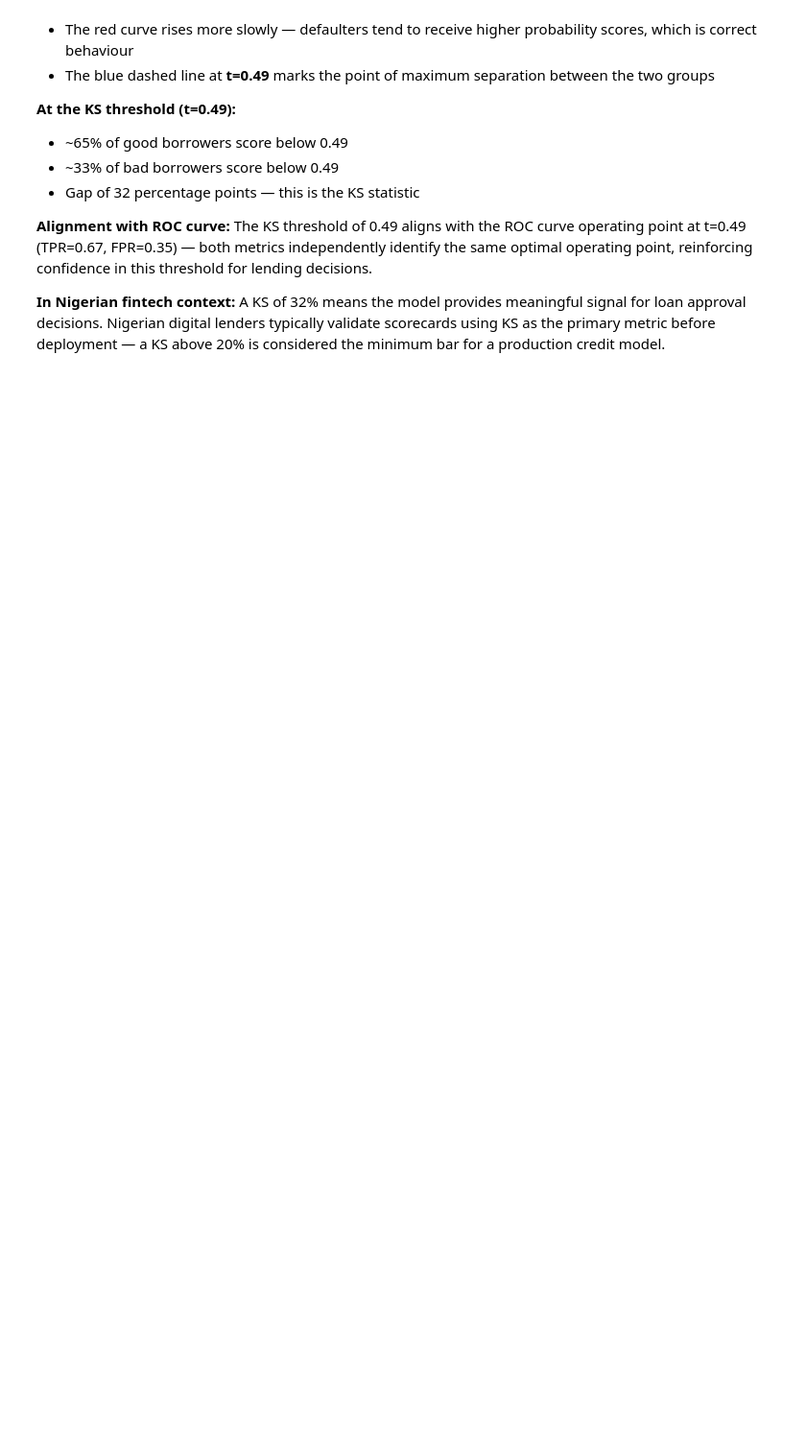
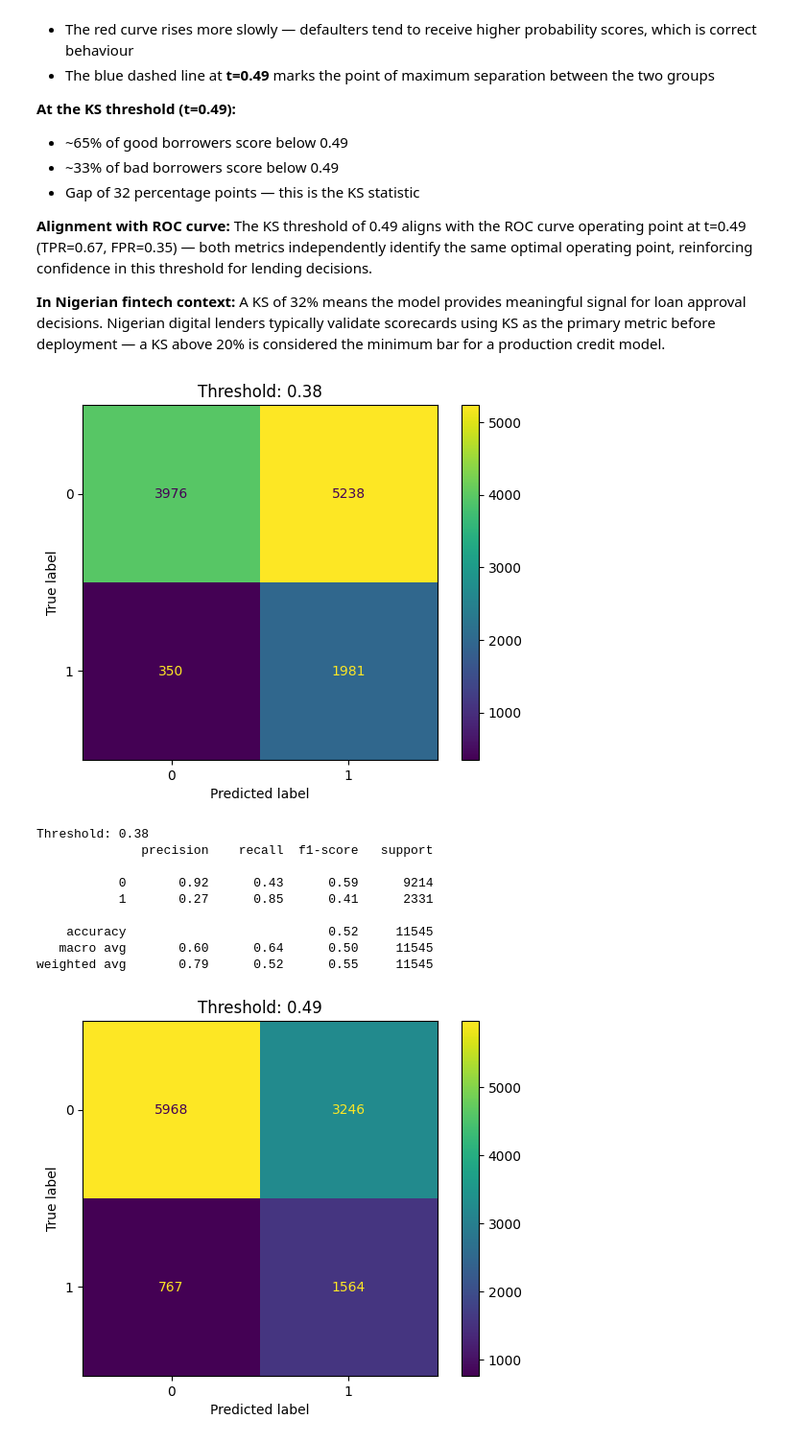
Before and after one commit to KingsleyElo/nigerian-credit-risk, a Jupyter notebook: notebooks/05_model_evaluation.ipynb, the cells around one changed output. Shown at 96% size. Drawn from its saved outputs; the diff is of its cells as text; code cells hidden in the pictures; blank space fills up the shorter version.

Commit message:
Add confusion matrix threshold analysis - recommended threshold t=0.49

```diff
--- a/notebooks/05_model_evaluation.ipynb
+++ b/notebooks/05_model_evaluation.ipynb
@@ -213,3 +213,44 @@ A KS of 32% means the model provides meaningful signal for loan approval
 decisions. Nigerian digital lenders typically validate scorecards using KS
 as the primary metric before deployment — a KS above 20% is considered
 the minimum bar for a production credit model.
+# %%
+y_probs = model.predict_proba(X_test)[:, 1]
+
+# Threshold 1: 0.38
+y_pred_38 = (y_probs >= 0.38).astype(int)
+cm38 = confusion_matrix(y_test, y_pred_38)
+ConfusionMatrixDisplay(cm38).plot()
+plt.title('Threshold: 0.38')
+plt.show()
+print(f"\nThreshold: 0.38")
+print(classification_report(y_test, y_pred_38))
+
+# Threshold 2: 0.49
+y_pred_49 = (y_probs >= 0.49).astype(int)
+cm49 = confusion_matrix(y_test, y_pred_49)
+ConfusionMatrixDisplay(cm49).plot()
+plt.title('Threshold: 0.49')
+plt.show()
+print(f"\nThreshold: 0.49")
+print(classification_report(y_test, y_pred_49))
+
+# Threshold 3: 0.59
+y_pred_59 = (y_probs >= 0.59).astype(int)
+cm59 = confusion_matrix(y_test, y_pred_59)
+ConfusionMatrixDisplay(cm59).plot()
+plt.title('Threshold: 0.59')
+plt.show()
+print(f"\nThreshold: 0.59")
+print(classification_report(y_test, y_pred_59))
+# %% [output]
+[figure, added]
+Threshold: 0.38
+              precision    recall  f1-score   support
+
+           0       0.92      0.43      0.59      9214
+           1       0.27      0.85      0.41      2331
+
+    accuracy                           0.52     11545
+   macro avg       0.60      0.64      0.50     11545
+weighted avg       0.79      0.52      0.55     11545
+[figure, added]
```
Also changed, not shown: parts of 2 cells of this notebook.
